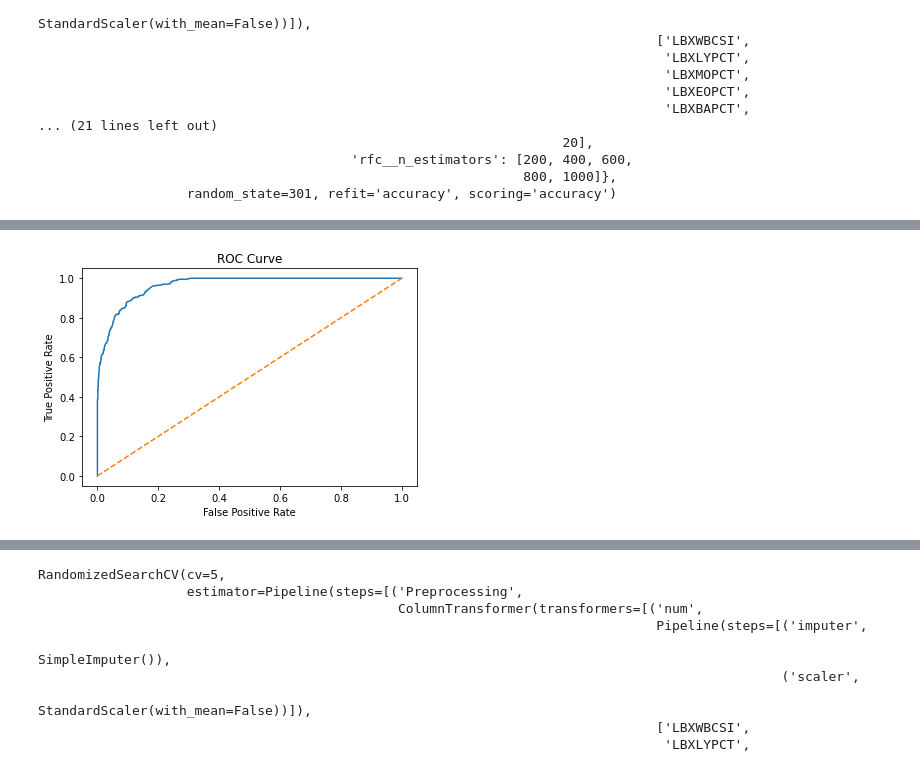
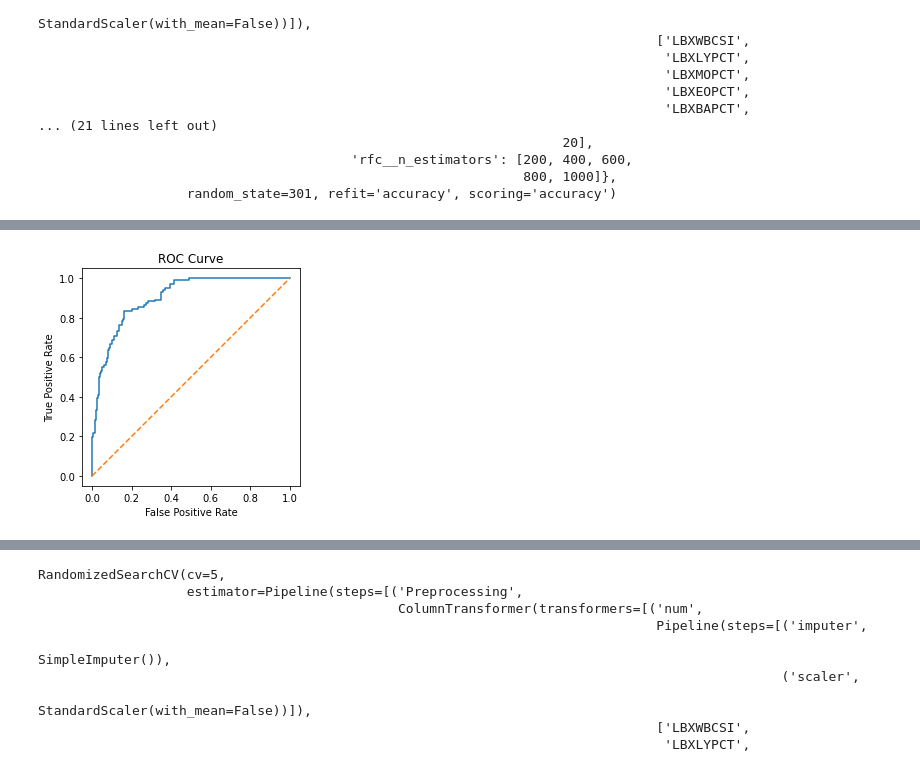
Before and after one commit to budgetjamalbrowner/DATA301-Individual-Project, a Jupyter notebook: Individual Project.ipynb, the cells around one changed output, grey strips where cells are left out. Saved outputs shown, nothing was run; the diff lists cells and outputs as text; code cells hidden in the pictures.

```diff
--- a/Individual Project.ipynb
+++ b/Individual Project.ipynb
@@ -256,7 +117,0 @@ combinedDemoEnvDataFinalTest.insert(0, 'SEQN', seqn)
-# %%
-newDataset = combinedLabDataImputed.append(combinedLabDataImputed2, ignore_index=True)
-newDataset = newDataset.reset_index()
-newDemoEnvDataset = combinedDemoEnvDataFinalTest.append(combinedDemoEnvdata, ignore_index=True)
-newDemoEnvDataset = newDemoEnvDataset.reset_index()
-# %%
-newDataset = newDataset.drop(['index'], axis=1)
@@ -278,9 +130,0 @@ for i in range(len(newDataset)):
-# %%
-anemiaDemoEnv = []
-for i in range(len(newDemoEnvDataset)):
-    if newDemoEnvDataset['DMDHRGND'][i] == 1 and newDemoEnvDataset['LBXHGB'][i] < 13:
-        anemiaDemoEnv.append('True')
-    elif newDemoEnvDataset['DMDHRGND'][i] == 2 and newDemoEnvDataset['LBXHGB'][i] < 12:
-        anemiaDemoEnv.append('True')
-    else:
-        anemiaDemoEnv.append('False')
@@ -321,9 +133,8 @@ In order to answer our question, I will look at the performances of the models u
 # %% [markdown]
 ## Invasive data models:
 # %%
-#newdataset variables:
-catVars, numVars = catNamesAndNumNames(newDataset.drop(['SEQN','LBXHGB','DMDHRGND','Anemia'], axis=1))
-xtrain, xtest, ytrain, ytest = train_test_split(newDataset.drop(['SEQN','LBXHGB','DMDHRGND','Anemia'], axis=1), anemiaInv, test_size=0.2, random_state=42)
+catVars, numVars = catNamesAndNumNames(combinedLabDataImputed.drop(['SEQN','LBXHGB','DMDHRGND','Anemia'], axis=1))
+xtrain, xtest, ytrain, ytest = train_test_split(combinedLabDataImputed.drop(['SEQN','LBXHGB','DMDHRGND','Anemia'], axis=1), anemia, test_size=0.2, random_state=42)
 categorical_transformer = Pipeline(
     steps=[("imputer", SimpleImputer(strategy="most_frequent"))]
 )
@@ -401,14 +212,17 @@ for i in ytest:
         ytestNum.append(0)
 # %%
 fpr, tpr, thresholds = roc_curve(ytestNum, predictionsNum)
+fig = plt.figure()
+ax = fig.add_subplot()
 plt.plot(fpr, tpr)
 plt.plot([0, 1], [0, 1], '--')
 plt.xlabel('False Positive Rate')
 plt.ylabel('True Positive Rate')
 plt.title('ROC Curve')
+ax.set_aspect('equal', adjustable='box')
 plt.show()
 # %% [output]
-[figure, old version]
+[figure, new version]
 # %%
 print("ROC_AUC score: ",roc_auc_score(ytestNum, predictionsNum))
 roc1 = roc_auc_score(ytestNum, predictionsNum)
```
Also changed, not shown: parts of 93 cells of this notebook, 1 other file.
